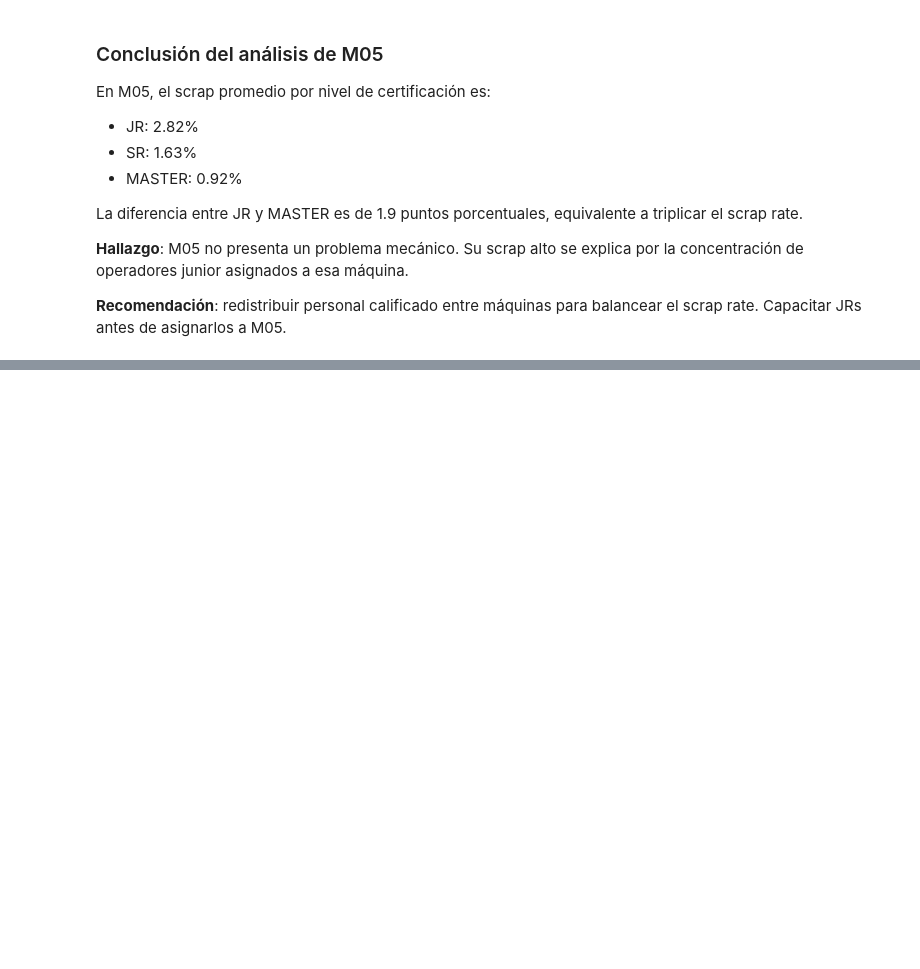
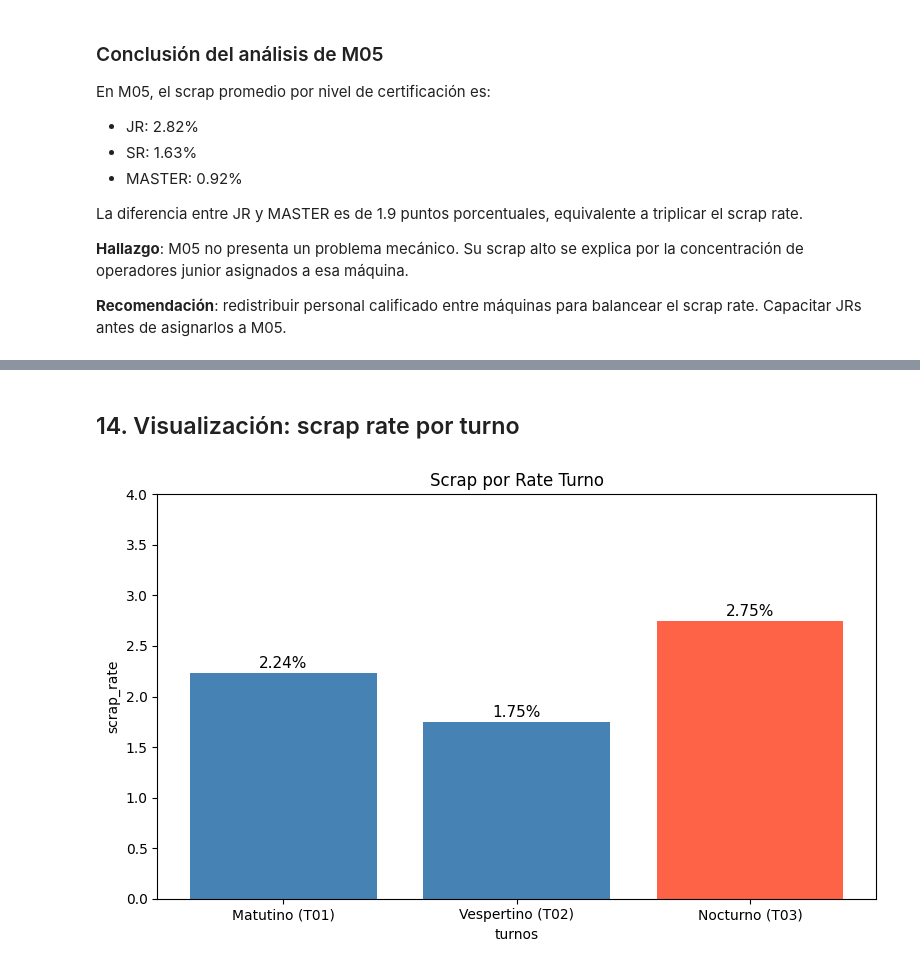
Before and after one commit to alevazto1-dev/portfolio-manufacturing-analytics, a Jupyter notebook: 01_proyecto_automotriz/notebooks/01_exploracion_inicial.ipynb, the cells around one changed output, grey strips where cells are left out. Drawn from its saved outputs; the diff is of its cells as text; code cells hidden in the pictures; blank space fills up the shorter version.

Commit message:
feat(automotriz): analisis T03, validacion hipotesis y primer grafico matplotlib

```diff
--- a/01_proyecto_automotriz/notebooks/01_exploracion_inicial.ipynb
+++ b/01_proyecto_automotriz/notebooks/01_exploracion_inicial.ipynb
@@ -402,0 +500,28 @@ balancear el scrap rate. Capacitar JRs antes de asignarlos a M05.
+# %% [markdown]
+## 14. Visualización: scrap rate por turno
+# %%
+
+import matplotlib.pyplot as plt
+turnos = ["Matutino (T01)", "Vespertino (T02)", "Nocturno (T03)"]
+scrap_rates = productividad_turno['porcentaje_scrap'].tolist()
+fig, ax = plt.subplots(figsize=(8, 5))
+ax.bar(turnos, scrap_rates, color=['steelblue', 'steelblue', 'tomato'])
+
+for bar, valor in zip(ax.patches, scrap_rates):
+    ax.text(
+        bar.get_x() + bar.get_width() / 2,
+        bar.get_height() + 0.05,
+        f"{valor:.2f}%",
+        ha='center',
+        fontsize=11
+    )
+
+ax.set_title("Scrap por Rate Turno")
+ax.set_xlabel("turnos")
+ax.set_ylabel("scrap_rate")
+ax.set_ylim(0, 4)
+
+plt.tight_layout()
+plt.show()
+# %% [output]
+[figure, added]
```
Also changed, not shown: parts of 9 cells of this notebook.
